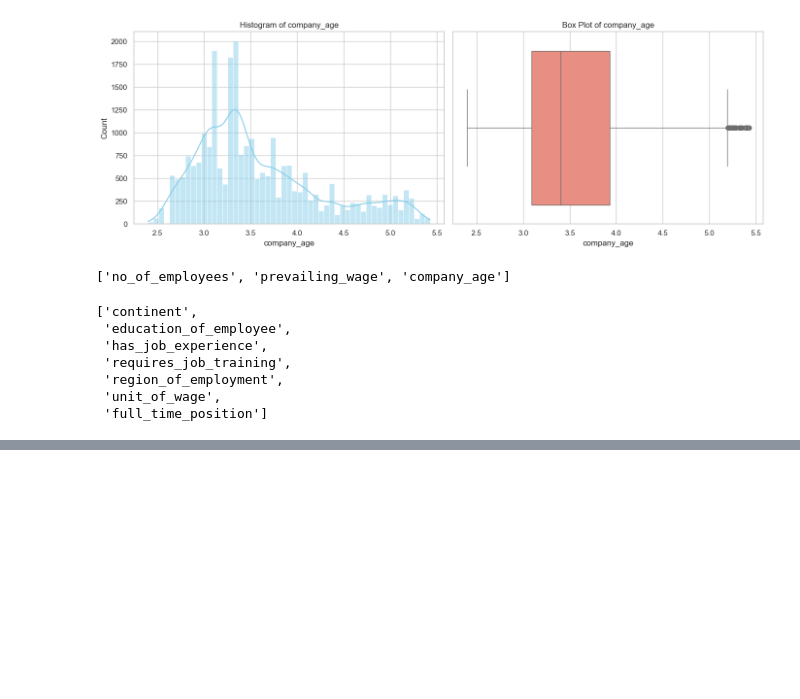
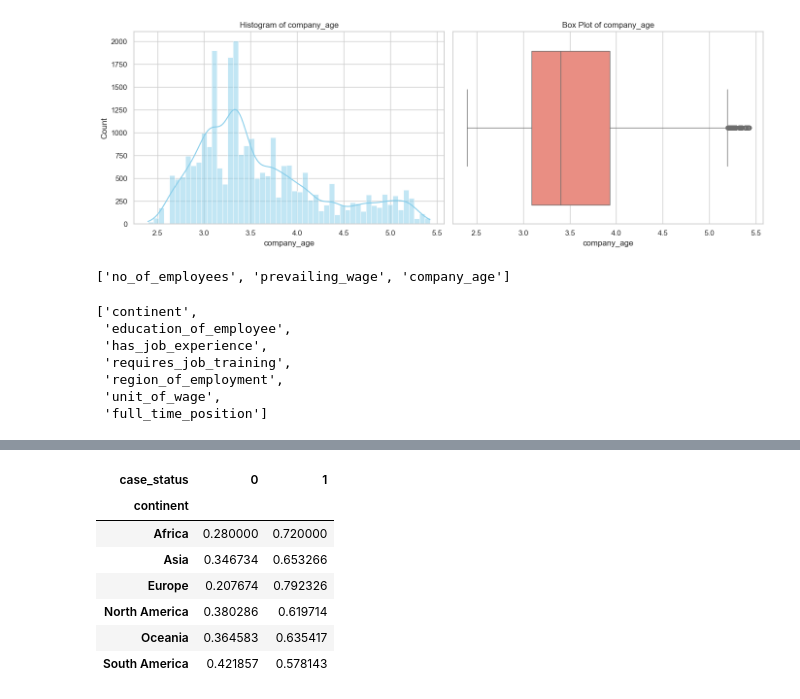
Before and after one commit to yagantiAshok/Global-Mobility-Application, a Jupyter notebook: notebook/EDA_visa(1).ipynb, the cells around one changed output, grey strips where cells are left out. Saved outputs shown, nothing was run; the diff lists cells and outputs as text; code cells hidden in the pictures; blank space fills up the shorter version.

```diff
--- a/notebook/EDA_visa(1).ipynb
+++ b/notebook/EDA_visa(1).ipynb
@@ -494,0 +745,11 @@ Name: case_status, Length: 25447, dtype: int64
+# %%
+pd.crosstab(data["continent"],data["case_status"],normalize="index")
+# %% [output]
+| case_status | 0 | 1 |
+| continent |  |  |
+| Africa | 0.280000 | 0.720000 |
+| Asia | 0.346734 | 0.653266 |
+| Europe | 0.207674 | 0.792326 |
+| North America | 0.380286 | 0.619714 |
+| Oceania | 0.364583 | 0.635417 |
+| South America | 0.421857 | 0.578143 |
```
Also changed, not shown: parts of 32 cells of this notebook.
